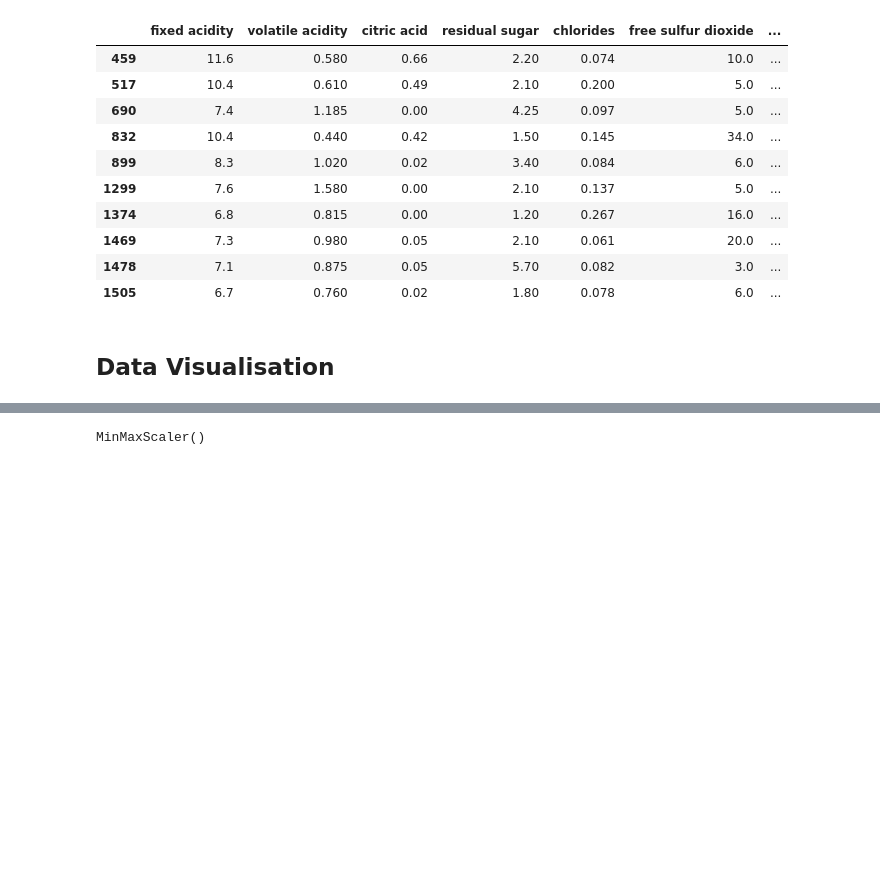
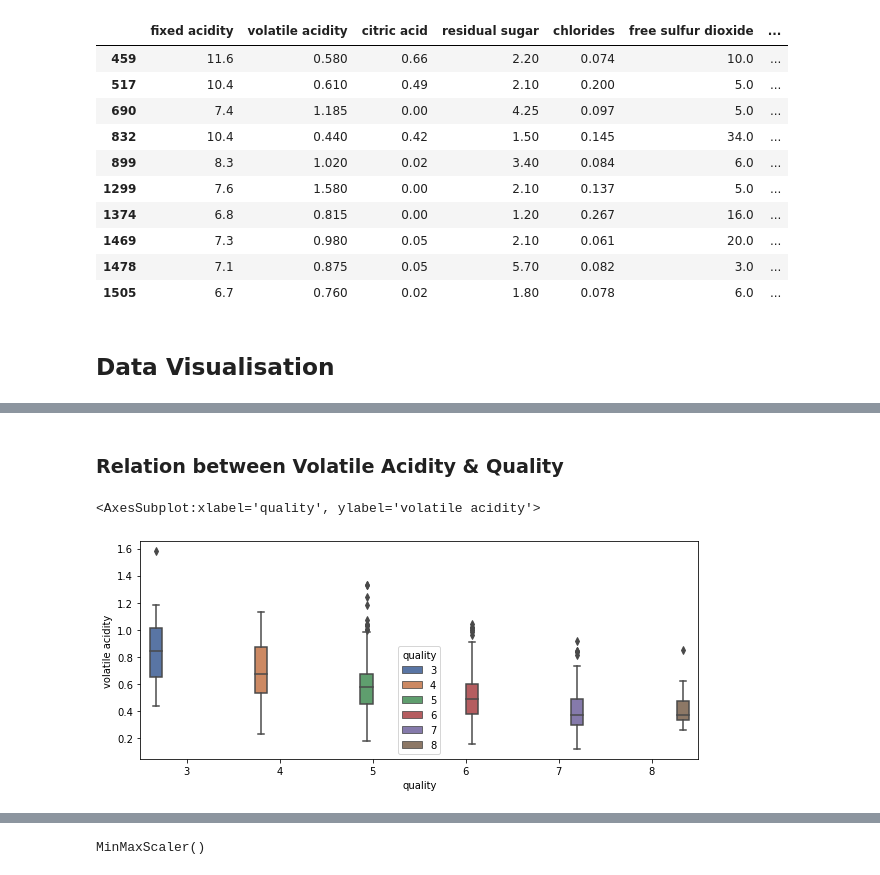
Before and after one commit to Shanu-Mathew/Wine-Qualilty-Prediction-App, a Jupyter notebook: Wine Quality Analysis.ipynb, the cells around one changed output, grey strips where cells are left out. Drawn from its saved outputs; the diff is of its cells as text; code cells hidden in the pictures; blank space fills up the shorter version.

```diff
--- a/Wine Quality Analysis.ipynb
+++ b/Wine Quality Analysis.ipynb
@@ -208,0 +214,8 @@ winedf[winedf['quality']<low_Q]
+# %% [markdown]
+### Relation between Volatile Acidity & Quality
+# %%
+plt.figure(figsize=(10,4))
+sns.boxplot(data=winedf,x='quality',y='volatile acidity',hue='quality',palette='deep')
+# %% [output]
+<AxesSubplot:xlabel='quality', ylabel='volatile acidity'>
+[figure, added]
```
Also changed, not shown: parts of 19 cells of this notebook.
